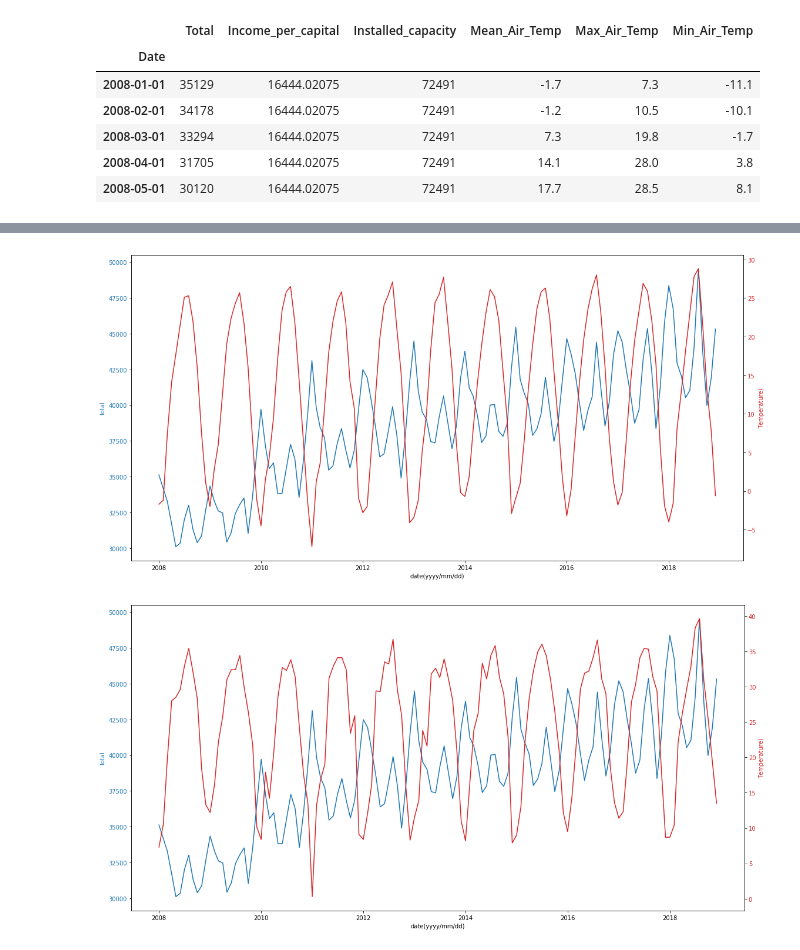
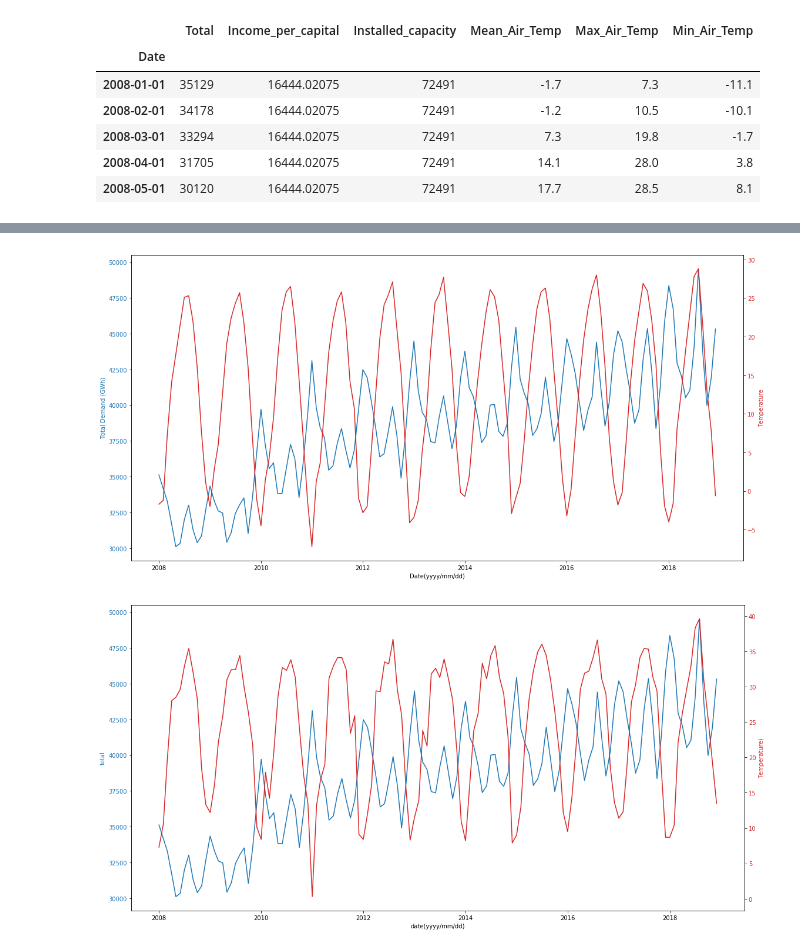
Before and after one commit to hwansoo1981/ai, a Jupyter notebook: GroupA_PowerGrid_wo_inflation.ipynb, the cells around one changed output, grey strips where cells are left out. Cells and saved outputs as stored; diff of their text form; code cells hidden in the pictures.

```diff
--- a/GroupA_PowerGrid_wo_inflation.ipynb
+++ b/GroupA_PowerGrid_wo_inflation.ipynb
@@ -70,23 +74,23 @@ Text(0.5, 1.0, 'Time series data for power consumption')
 # %%
 fig, ax1 = plt.subplots(figsize=(16,8))
 
 color = 'tab:blue'
-ax1.set_xlabel('date(yyyy/mm/dd)')
-ax1.set_ylabel('total', color=color)
+ax1.set_xlabel('Date(yyyy/mm/dd)')
+ax1.set_ylabel('Total Demand (GWh)', color=color)
 ax1.plot(df_pg['Total'], color=color)
 ax1.tick_params(axis='y', labelcolor=color)
 
 ax2 = ax1.twinx()  # instantiate a second axes that shares the same x-axis
 
 color = 'tab:red'
-ax2.set_ylabel('Temperature)', color=color)  # we already handled the x-label with ax1
+ax2.set_ylabel('Temperature', color=color)  # we already handled the x-label with ax1
 ax2.plot(df_pg['Mean_Air_Temp'], color=color)
 ax2.tick_params(axis='y', labelcolor=color)
 
 fig.tight_layout()  # otherwise the right y-label is slightly clipped
 plt.show()
 # %% [output]
-[figure, old version]
+[figure, new version]
 # %%
 fig, ax1 = plt.subplots(figsize=(16,8))
 
```
Also changed, not shown: parts of 12 cells of this notebook.
